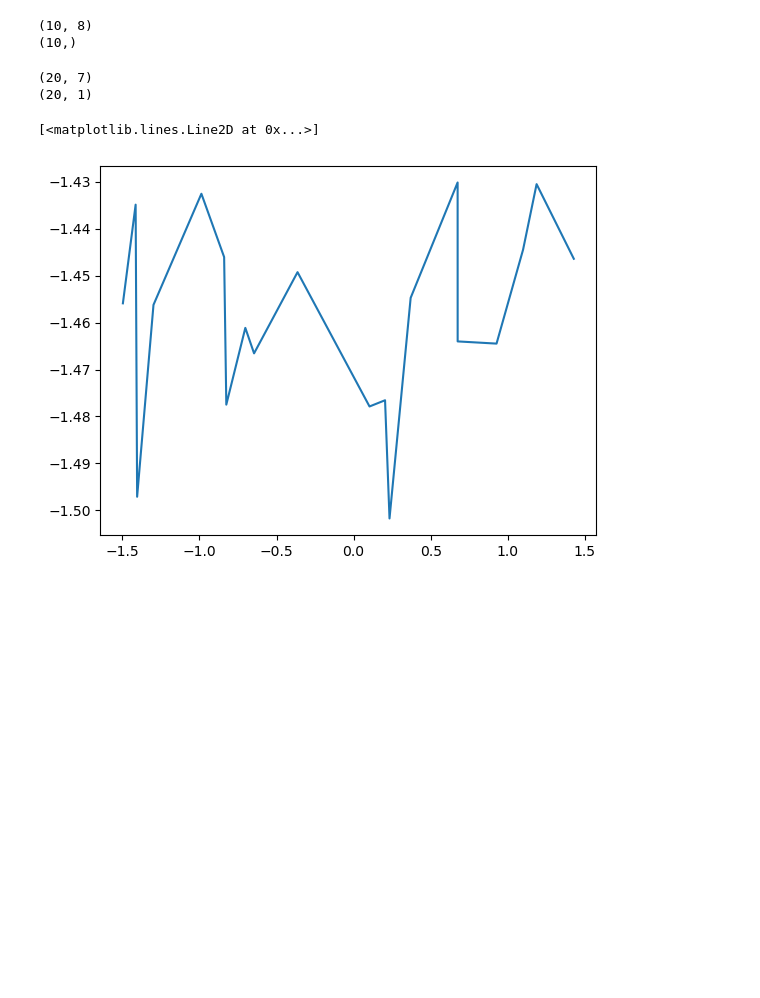
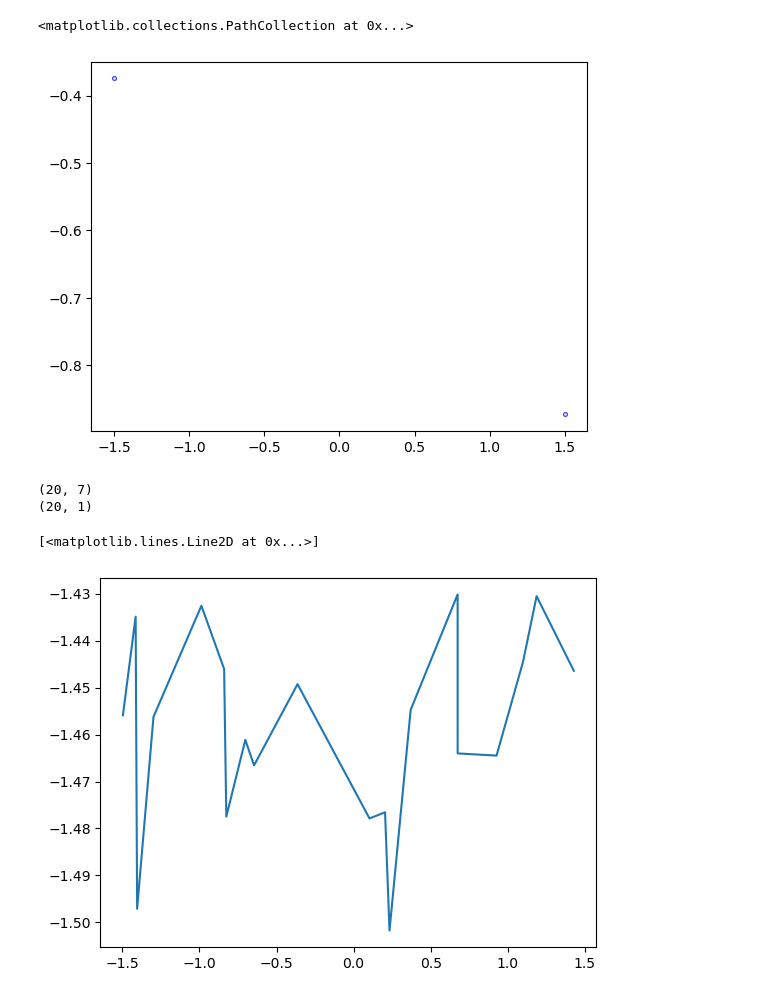
Before and after one commit to jwass1997/KMC_V1.1, a Jupyter notebook: test.ipynb, the cells around one changed output. Drawn from its saved outputs; the diff is of its cells as text; code cells hidden in the pictures; blank space fills up the shorter version.

```diff
--- a/test.ipynb
+++ b/test.ipynb
@@ -2,13 +2,15 @@
 import numpy as np
 import matplotlib.pyplot as plt
 # %%
-data = np.load("currentData/IVcharacteristic1.npz")
-print(data["inputs"].shape)
-print(data["outputs"].shape)
-plt.plot(data["inputs"][0,:])
+data = np.load("currents.npz")
+currents = data["currents"]
+
+voltages = np.linspace(-1.5, 1.5, currents.shape[0])
+
+plt.scatter(voltages, currents, s=7.5, edgecolors="blue", facecolor="w", alpha=.7)
 # %% [output]
-(10, 8)
-(10,)
+<matplotlib.collections.PathCollection at 0x...>
+[figure, added]
 # %%
 batch = np.load("currentData/batch1.npz")
 
```
Also changed, not shown: 13 other files.
